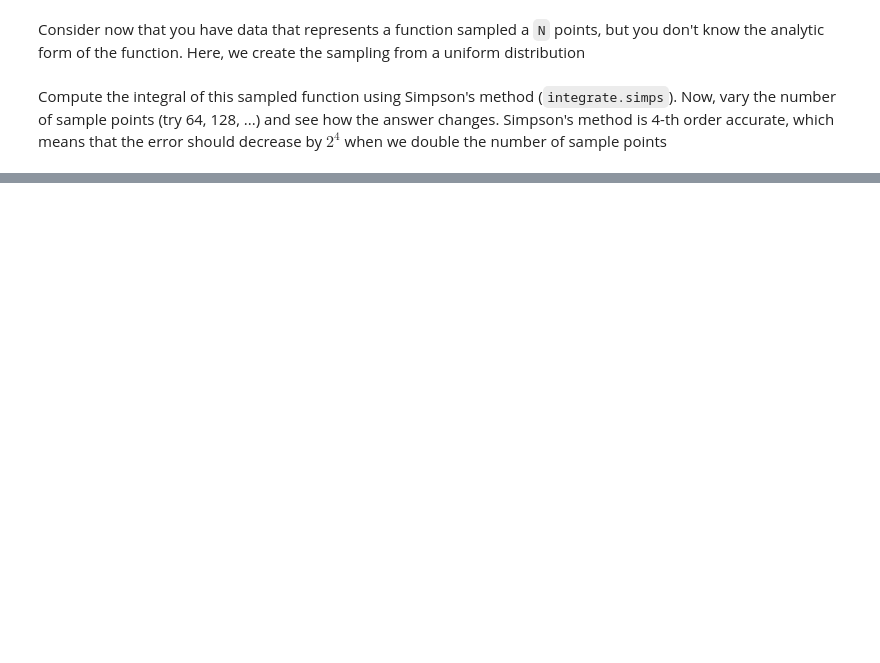
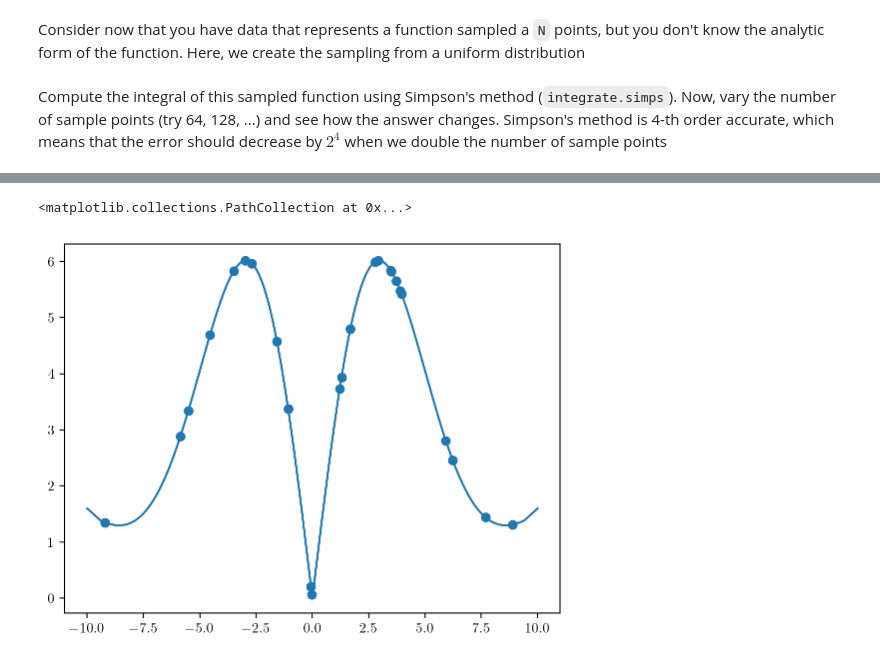
Before and after one commit to dgerosa/scientificcomputing_bicocca_2023, a Jupyter notebook: working/L04_scipy.ipynb, the cells around one changed output, grey strips where cells are left out. Cells and saved outputs as stored; diff of their text form; code cells hidden in the pictures; blank space fills up the shorter version.

```diff
--- a/working/L04_scipy.ipynb
+++ b/working/L04_scipy.ipynb
@@ -53,0 +85,11 @@ ax.semilogy()
+# %%
+def f(x):
+    return 10*np.abs(np.sin(x/3))*np.exp(-(x/5)**2) + (x/8)**2
+# %%
+x = np.linspace(-10,10,1000)
+X = np.array(sorted(np.random.uniform(low=-10, high=10, size=25)))
+plt.plot(x, f(x))
+plt.scatter(X, f(X))
+# %% [output]
+<matplotlib.collections.PathCollection at 0x...>
+[figure, added]
```
Also changed, not shown: parts of 38 cells of this notebook, 4 other files.
